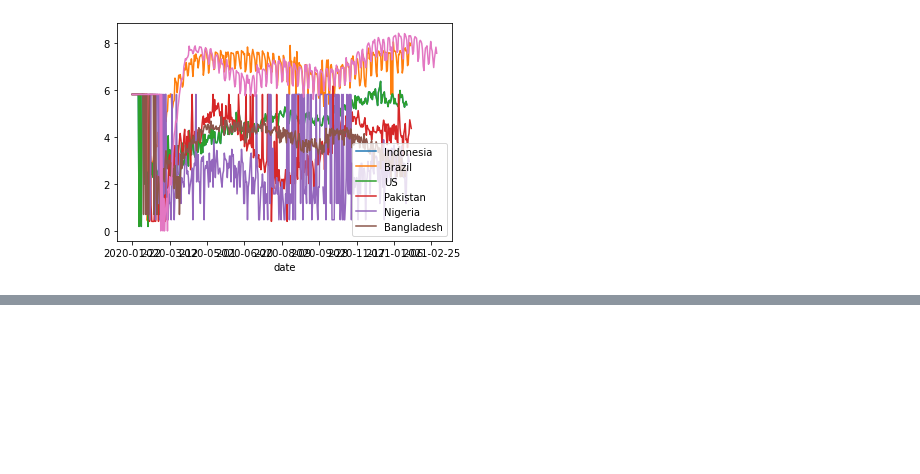
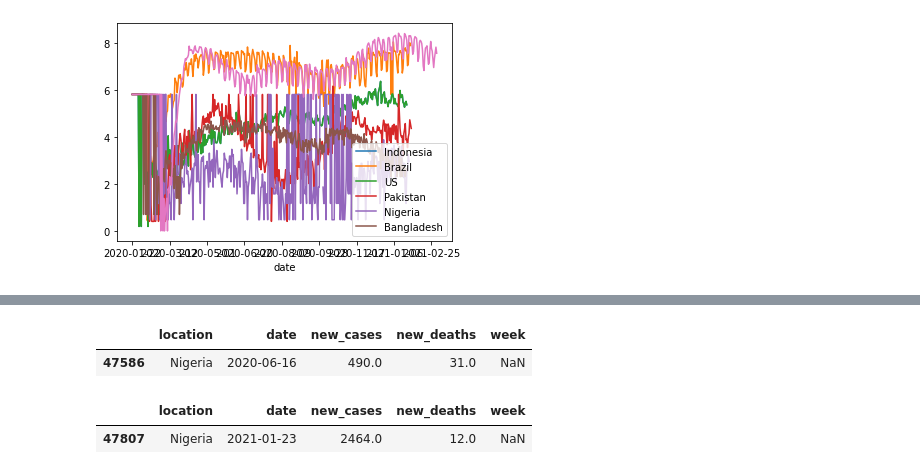
Before and after one commit to UNCG-CSE/SP-21_COVID-Team_4, a Jupyter notebook: src/team/stage_II/stage_II.ipynb, the cells around one changed output, grey strips where cells are left out. Drawn from its saved outputs; the diff is of its cells as text; code cells hidden in the pictures; blank space fills up the shorter version.

```diff
--- a/src/team/stage_II/stage_II.ipynb
+++ b/src/team/stage_II/stage_II.ipynb
@@ -729,0 +801,10 @@ ex1.legend(["Indonesia", "Brazil", "US", "Pakistan", "Nigeria", "Bangladesh"])
+# %%
+nigeria_dataset_filter[nigeria_dataset_filter['new_deaths']==nigeria_dataset_filter['new_deaths'].max()]
+# %% [output]
+|  | location | date | new_cases | new_deaths | week |
+| 47586 | Nigeria | 2020-06-16 | 490.0 | 31.0 | NaN |
+# %%
+nigeria_dataset_filter[nigeria_dataset_filter['new_cases']==nigeria_dataset_filter['new_cases'].max()]
+# %% [output]
+|  | location | date | new_cases | new_deaths | week |
+| 47807 | Nigeria | 2021-01-23 | 2464.0 | 12.0 | NaN |
```
Also changed, not shown: parts of 22 cells of this notebook.
